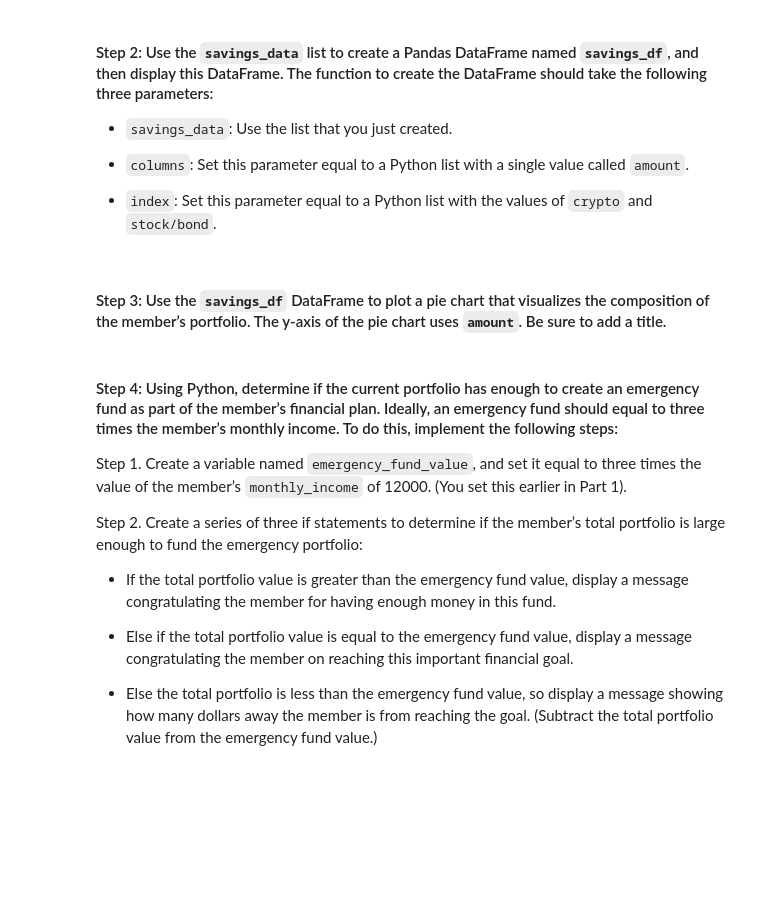
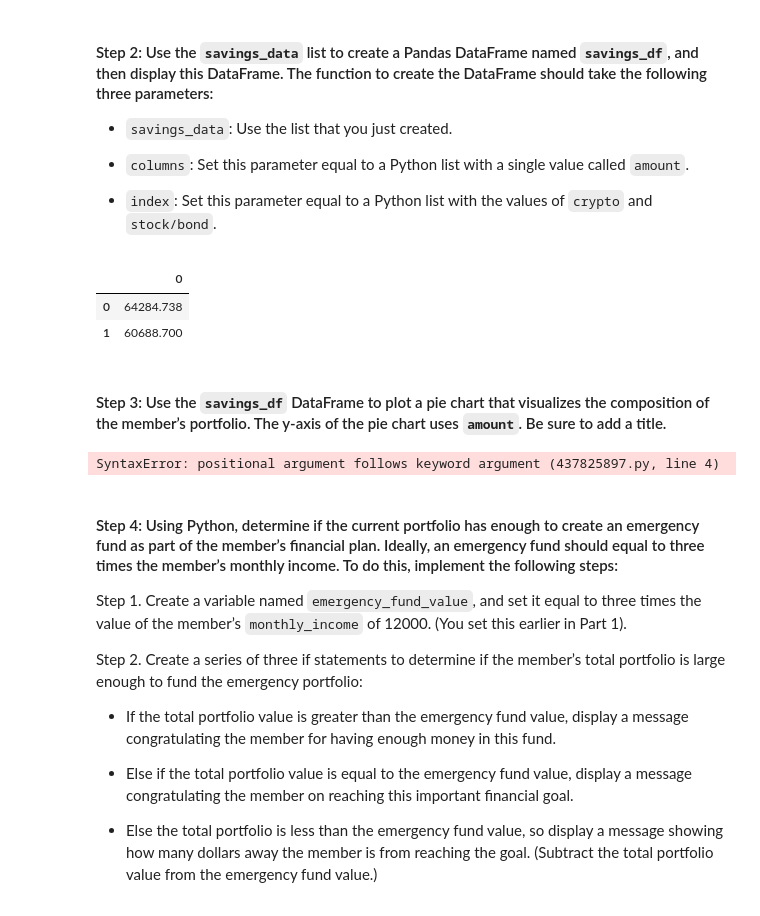
Before and after one commit to Lightboy6/mod5, a Jupyter notebook: financial_planning_tools.ipynb, the cells around one changed output. Cells and saved outputs as stored; diff of their text form; code cells hidden in the pictures; blank space fills up the shorter version.

```diff
--- a/financial_planning_tools.ipynb
+++ b/financial_planning_tools.ipynb
@@ -385,14 +385,24 @@ savings_data
 # %%
 # Create a Pandas DataFrame called savings_df
 # YOUR CODE HERE
+savings_df = pd.DataFrame(savings_data)
 
 # Display the savings_df DataFrame
 # YOUR CODE HERE
+savings_df
+# %% [output]
+|  | 0 |
+| 0 | 64284.738 |
+| 1 | 60688.700 |
 # %% [markdown]
 #### Step 3: Use the `savings_df` DataFrame to plot a pie chart that visualizes the composition of the member’s portfolio. The y-axis of the pie chart uses `amount`. Be sure to add a title.
 # %%
 # Plot the total value of the member's portfolio (crypto and stock/bond) in a pie chart
 # YOUR CODE HERE
+
+savings_df.plot(kind='pie', y-axis == 'amount', title = "savings df")
+# %% [output]
+SyntaxError: positional argument follows keyword argument (437825897.py, line 4)
 # %% [markdown]
 #### Step 4: Using Python, determine if the current portfolio has enough to create an emergency fund as part of the member’s financial plan. Ideally, an emergency fund should equal to three times the member’s monthly income. To do this, implement the following steps:
 
```
Also changed, not shown: parts of 1 cell of this notebook.
